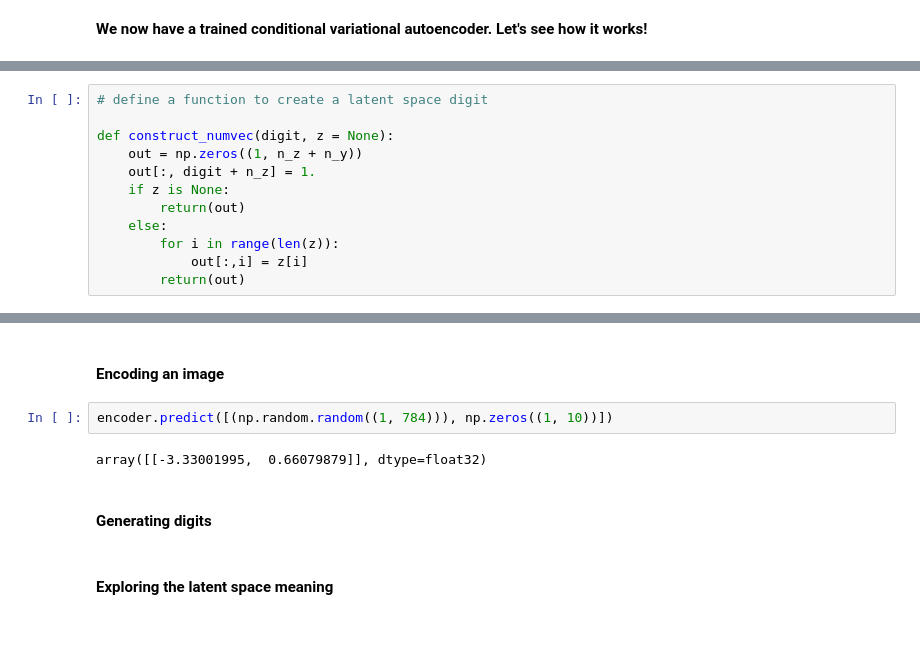
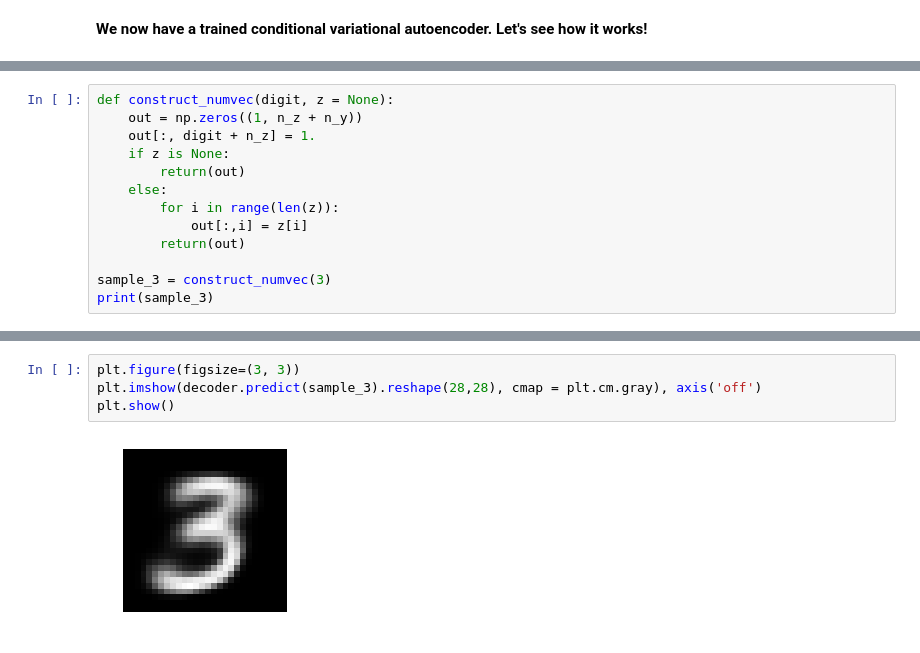
Before and after one commit to nnormandin/Conditional_VAE, a Jupyter notebook: Conditional_VAE.ipynb, the cells around one changed output, grey strips where cells are left out. Saved outputs shown, nothing was run; the diff lists cells and outputs as text.

```diff
--- a/Conditional_VAE.ipynb
+++ b/Conditional_VAE.ipynb
@@ -165,6 +220,4 @@ Epoch 2/2
 # %%
-# define a function to create a latent space digit
-
 def construct_numvec(digit, z = None):
     out = np.zeros((1, n_z + n_y))
     out[:, digit + n_z] = 1.
@@ -174,3 +227,6 @@ def construct_numvec(digit, z = None):
         for i in range(len(z)):
             out[:,i] = z[i]
         return(out)
+
+sample_3 = construct_numvec(3)
+print(sample_3)
@@ -196,10 +235,6 @@ plt.show()
-# %% [markdown]
-#### Encoding an image
-# %%
-encoder.predict([(np.random.random((1, 784))), np.zeros((1, 10))])
-# %% [output]
-array([[-3.33001995,  0.66079879]], dtype=float32)
-# %% [markdown]
-#### Generating digits
-# %% [markdown]
-#### Exploring the latent space meaning
+# %%
+plt.figure(figsize=(3, 3))
+plt.imshow(decoder.predict(sample_3).reshape(28,28), cmap = plt.cm.gray), axis('off')
+plt.show()
+# %% [output]
+[figure, added]
```
Also changed, not shown: parts of 24 cells of this notebook.
